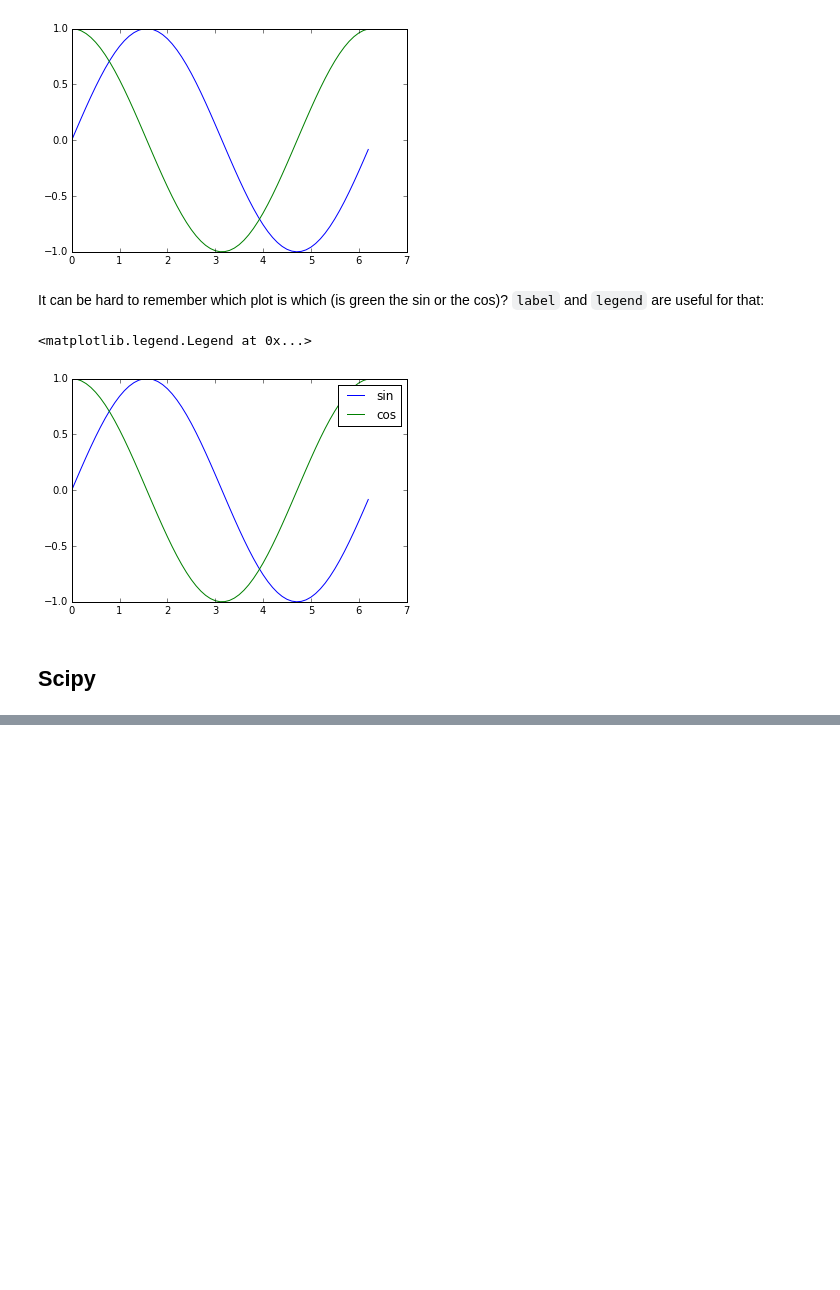
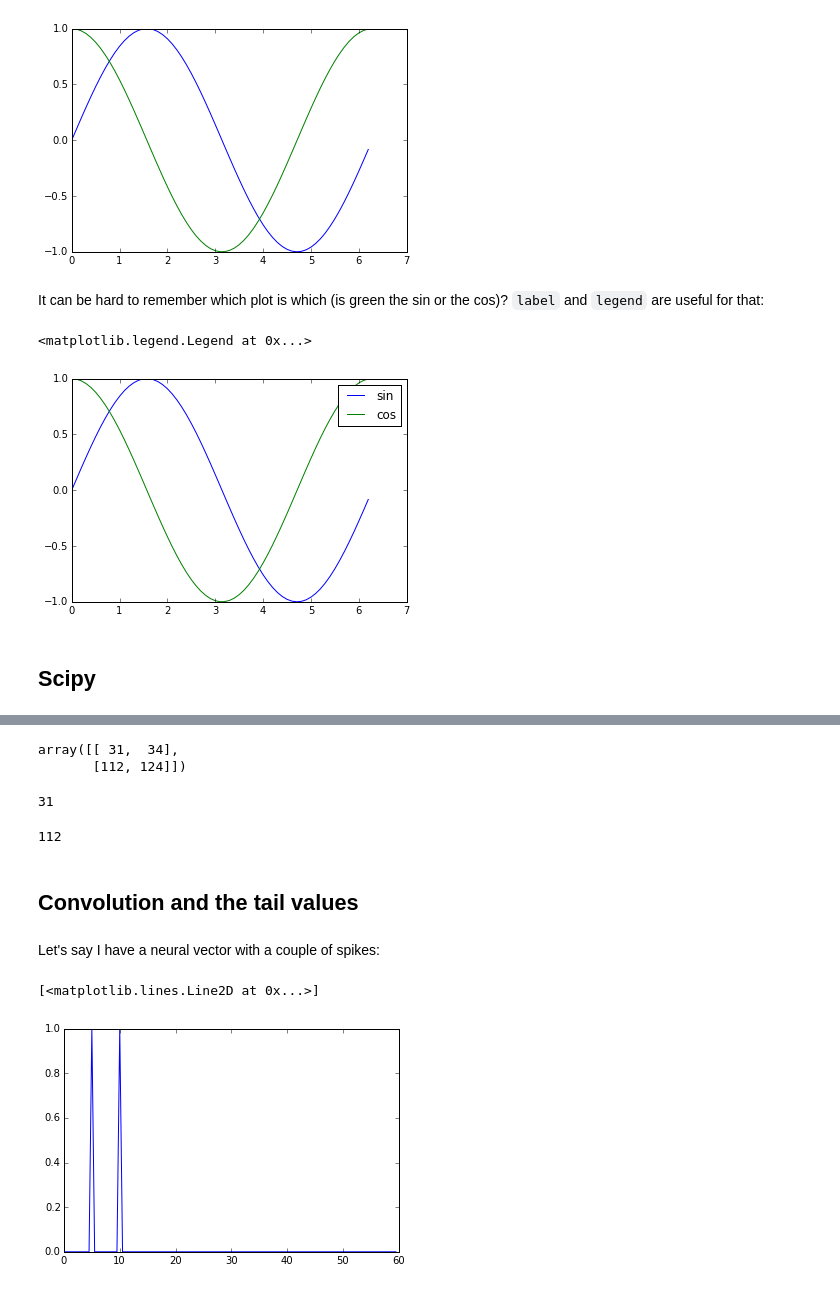
Before and after one commit to practical-neuroimaging/pna2015, a Jupyter notebook: day5/day5_introduction_full.ipynb, the cells around one changed output, grey strips where cells are left out. Drawn from its saved outputs; the diff is of its cells as text; code cells hidden in the pictures; blank space fills up the shorter version.

```diff
--- a/day5/day5_introduction_full.ipynb
+++ b/day5/day5_introduction_full.ipynb
@@ -155,0 +230,26 @@ scipy.stats.norm?
+# %%
+X.dot(Y)
+# %% [output]
+array([[ 31,  34],
+       [112, 124]])
+# %%
+X[0, :].dot(Y[:, 0])
+# %% [output]
+31
+# %%
+X[1, :].dot(Y[:, 0])
+# %% [output]
+112
+# %% [markdown]
+## Convolution and the tail values
+# %% [markdown]
+Let's say I have a neural vector with a couple of spikes:
+# %%
+times = np.arange(0, 60, 0.5)  # samples every 0.5 seconds
+neural_vector = np.zeros(times.shape)
+neural_vector[10] = 1  # At 5 seconds
+neural_vector[20] = 1  # At 10 seconds
+plt.plot(times, neural_vector)
+# %% [output]
+[<matplotlib.lines.Line2D at 0x...>]
+[figure, added]
```
Also changed, not shown: parts of 53 cells of this notebook, 2 other files.
